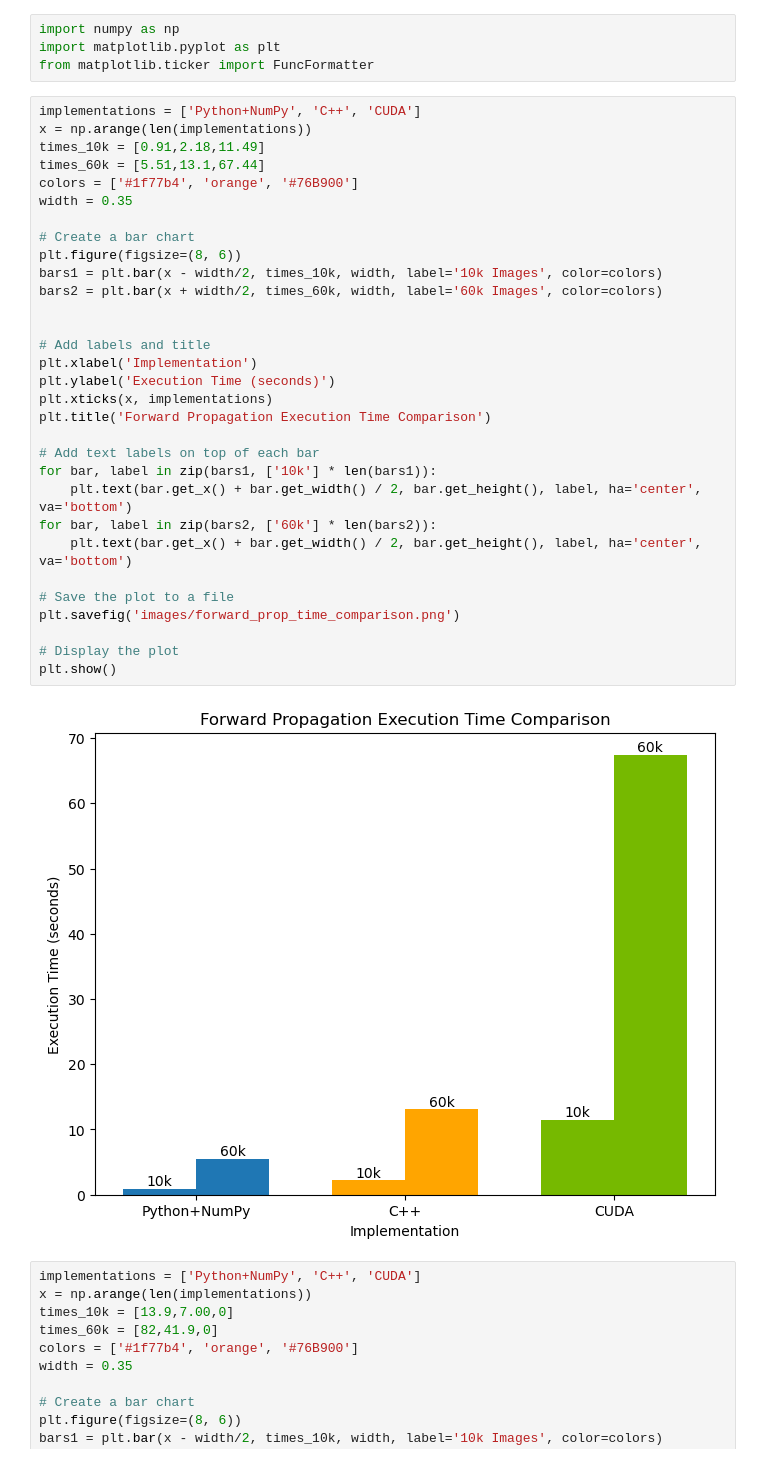
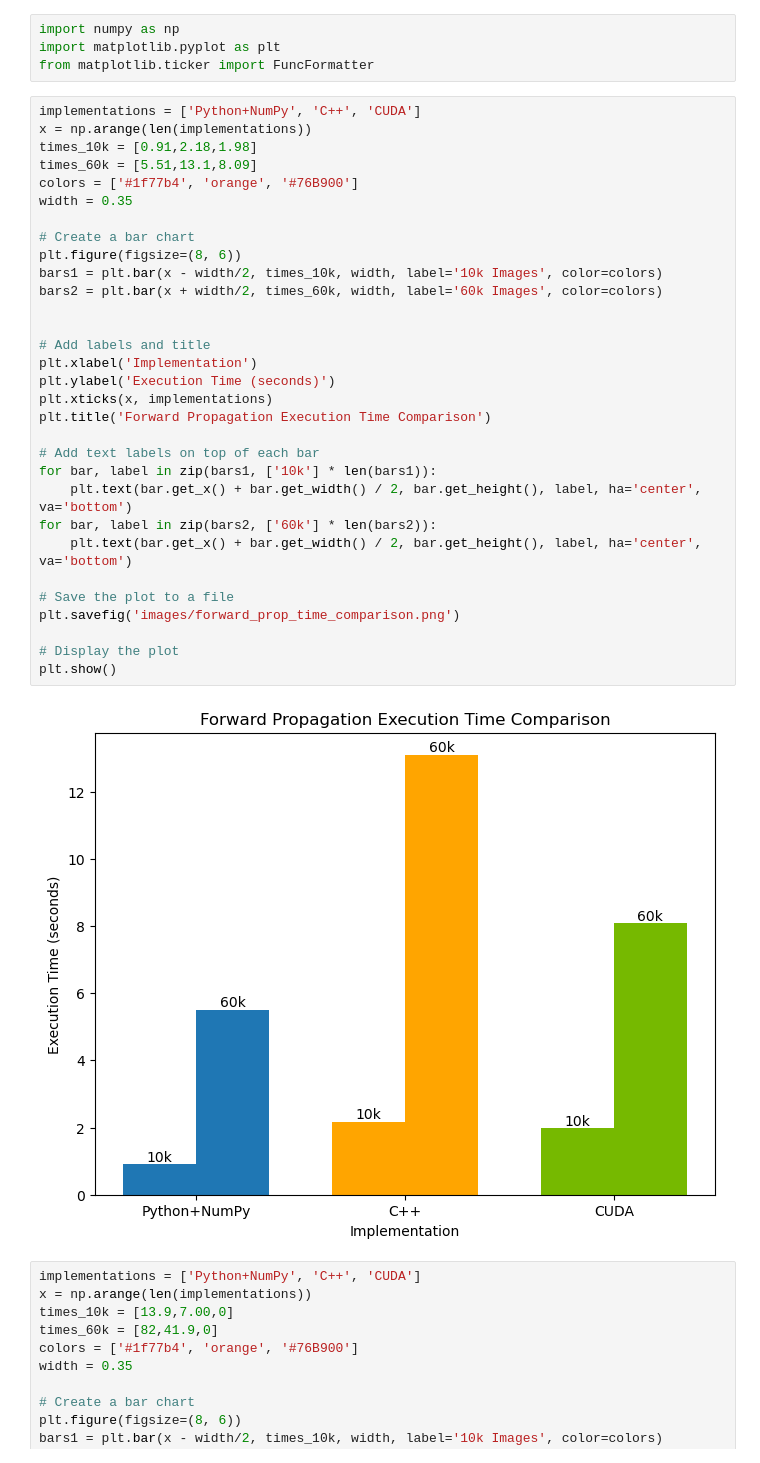
Before and after one commit to t-makaro/586C-Project, a Jupyter notebook: report/graphs.ipynb, the cells around one changed output. Saved outputs shown, nothing was run; the diff lists cells and outputs as text.

Commit message:
report graph update

```diff
--- a/report/graphs.ipynb
+++ b/report/graphs.ipynb
@@ -5,36 +5,36 @@ from matplotlib.ticker import FuncFormatter
 # %%
 implementations = ['Python+NumPy', 'C++', 'CUDA']
 x = np.arange(len(implementations))
-times_10k = [0.91,2.18,11.49]
-times_60k = [5.51,13.1,67.44]
+times_10k = [0.91,2.18,1.98]
+times_60k = [5.51,13.1,8.09]
 colors = ['#1f77b4', 'orange', '#76B900']
 width = 0.35
 
 # Create a bar chart
 plt.figure(figsize=(8, 6))
 bars1 = plt.bar(x - width/2, times_10k, width, label='10k Images', color=colors)
 bars2 = plt.bar(x + width/2, times_60k, width, label='60k Images', color=colors)
 
 
 # Add labels and title
 plt.xlabel('Implementation')
 plt.ylabel('Execution Time (seconds)')
 plt.xticks(x, implementations)
 plt.title('Forward Propagation Execution Time Comparison')
 
 # Add text labels on top of each bar
 for bar, label in zip(bars1, ['10k'] * len(bars1)):
     plt.text(bar.get_x() + bar.get_width() / 2, bar.get_height(), label, ha='center', va='bottom')
 for bar, label in zip(bars2, ['60k'] * len(bars2)):
     plt.text(bar.get_x() + bar.get_width() / 2, bar.get_height(), label, ha='center', va='bottom')
 
 # Save the plot to a file
 plt.savefig('images/forward_prop_time_comparison.png')
 
 # Display the plot
 plt.show()
 # %% [output]
-[figure, old version]
+[figure, new version]
 # %%
 implementations = ['Python+NumPy', 'C++', 'CUDA']
 x = np.arange(len(implementations))
```
Also changed, not shown: 1 other file.
